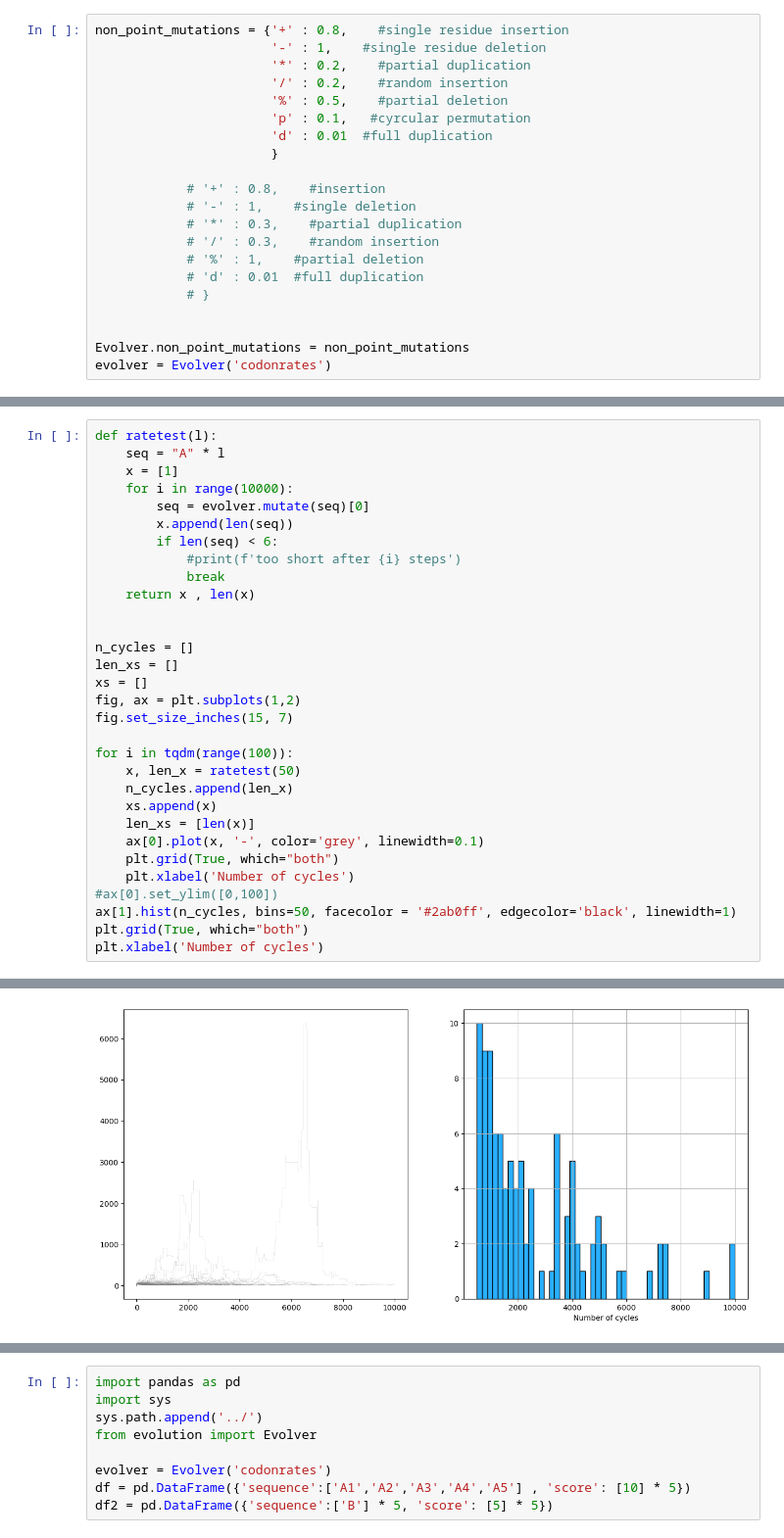
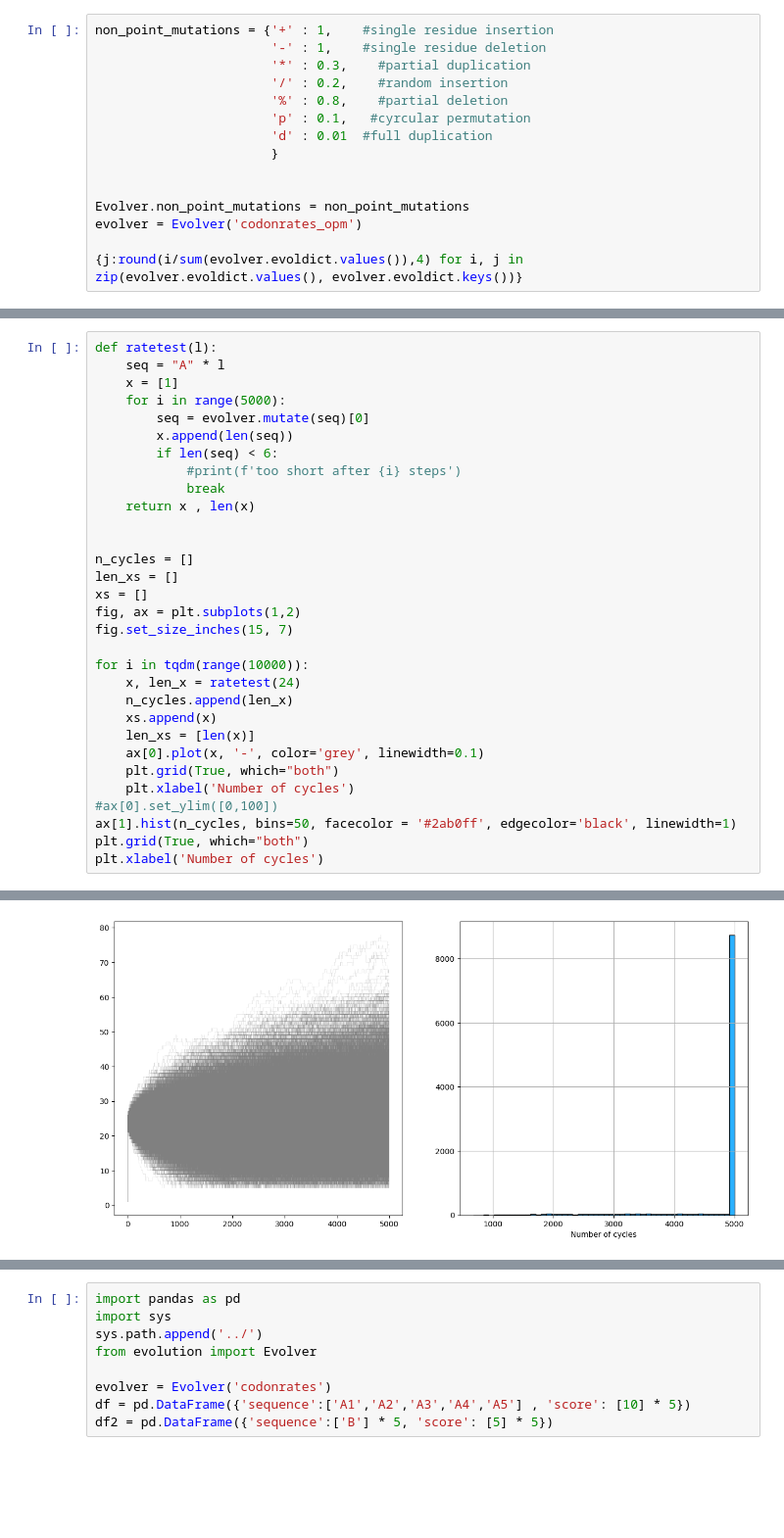
Before and after one commit to sahakyanhk/pfes, a Jupyter notebook: jupyter/ratetest.ipynb, the cells around one changed output, grey strips where cells are left out. Shown: that part at 98% size. Saved outputs shown, nothing was run; the diff lists cells and outputs as text; blank space fills up the shorter version.

```diff
--- a/jupyter/ratetest.ipynb
+++ b/jupyter/ratetest.ipynb
@@ -7,21 +8,15 @@ from tqdm import tqdm
 # %%
-non_point_mutations = {'+' : 0.8,    #single residue insertion
+non_point_mutations = {'+' : 1,    #single residue insertion
                        '-' : 1,    #single residue deletion
-                       '*' : 0.2,    #partial duplication
+                       '*' : 0.3,    #partial duplication
                        '/' : 0.2,    #random insertion
-                       '%' : 0.5,    #partial deletion
+                       '%' : 0.8,    #partial deletion
                        'p' : 0.1,   #cyrcular permutation
                        'd' : 0.01  #full duplication
                        }
 
-            # '+' : 0.8,    #insertion
-            # '-' : 1,    #single deletion
-            # '*' : 0.3,    #partial duplication
-            # '/' : 0.3,    #random insertion
-            # '%' : 1,    #partial deletion
-            # 'd' : 0.01  #full duplication
-            # }
-
 
 Evolver.non_point_mutations = non_point_mutations
-evolver = Evolver('codonrates')
+evolver = Evolver('codonrates_opm')
+
+{j:round(i/sum(evolver.evoldict.values()),4) for i, j in zip(evolver.evoldict.values(), evolver.evoldict.keys())}
@@ -28,34 +41,34 @@ evolver = Evolver('codonrates')
 # %%
 def ratetest(l):
     seq = "A" * l
     x = [1]
-    for i in range(10000):
+    for i in range(5000):
         seq = evolver.mutate(seq)[0]
         x.append(len(seq))
         if len(seq) < 6:
             #print(f'too short after {i} steps')
             break
     return x , len(x)
 
 
 n_cycles = []
 len_xs = []
 xs = []
 fig, ax = plt.subplots(1,2)
 fig.set_size_inches(15, 7)
 
-for i in tqdm(range(100)):
-    x, len_x = ratetest(50)
+for i in tqdm(range(10000)):
+    x, len_x = ratetest(24)
     n_cycles.append(len_x)
     xs.append(x)
     len_xs = [len(x)]
     ax[0].plot(x, '-', color='grey', linewidth=0.1)
     plt.grid(True, which="both")
     plt.xlabel('Number of cycles')
 #ax[0].set_ylim([0,100])
 ax[1].hist(n_cycles, bins=50, facecolor = '#2ab0ff', edgecolor='black', linewidth=1)
 plt.grid(True, which="both")
 plt.xlabel('Number of cycles')
 # %% [output]
 Text(0.5, 0, 'Number of cycles')
-[figure, old version]
+[figure, new version]
```
Also changed, not shown: parts of 8 cells of this notebook, 6 other files.
